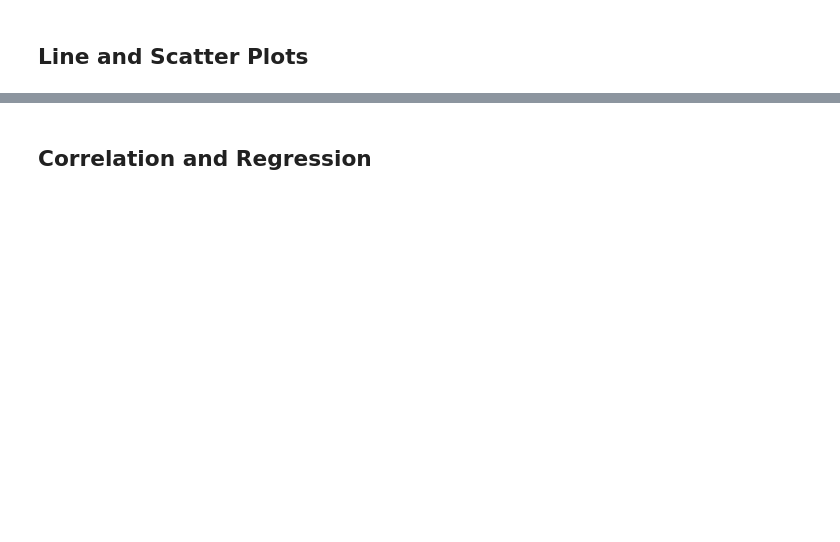
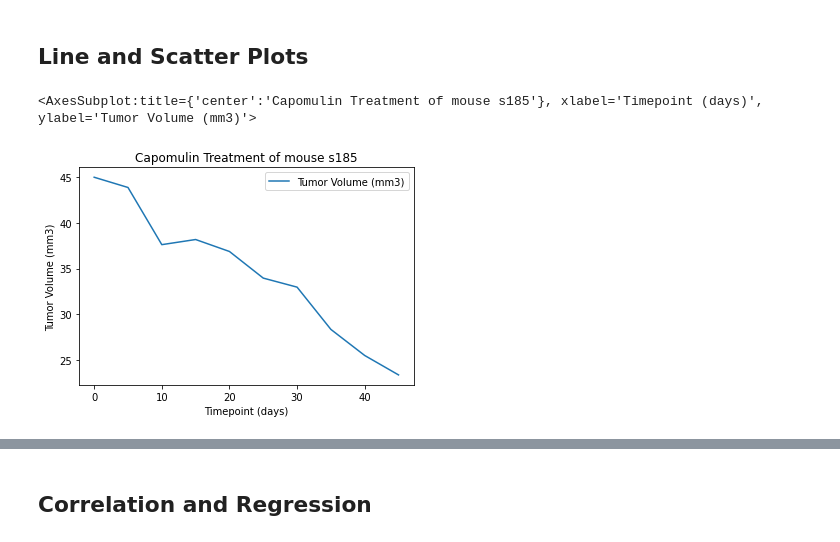
Before and after one commit to brian-halll/matplotlib-challenge, a Jupyter notebook: Pymaceuticals/pymaceuticals_starter.ipynb, the cells around one changed output, grey strips where cells are left out. Cells and saved outputs as stored; diff of their text form; code cells hidden in the pictures; blank space fills up the shorter version.

```diff
--- a/Pymaceuticals/pymaceuticals_starter.ipynb
+++ b/Pymaceuticals/pymaceuticals_starter.ipynb
@@ -209,3 +266,12 @@ plt.show()
 ## Line and Scatter Plots
 # %%
 # Generate a line plot of tumor volume vs. time point for a mouse treated with Capomulin
+cap_mice_data = mice_data[mice_data["Mouse ID"]== "s185"]
+cap_mice_data.set_index(["Timepoint"])
+cap_mice = cap_mice_data[["Tumor Volume (mm3)", "Timepoint"]]
+cap_mice = cap_mice.set_index(["Timepoint"])
+
+cap_mice.plot.line(ylabel="Tumor Volume (mm3)", xlabel="Timepoint (days)", title="Capomulin Treatment of mouse s185")
+# %% [output]
+<AxesSubplot:title={'center':'Capomulin Treatment of mouse s185'}, xlabel='Timepoint (days)', ylabel='Tumor Volume (mm3)'>
+[figure, added]
```
Also changed, not shown: parts of 13 cells of this notebook.
